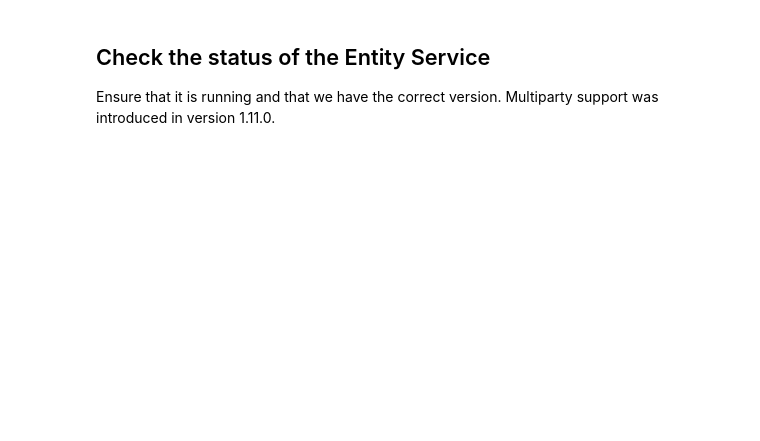
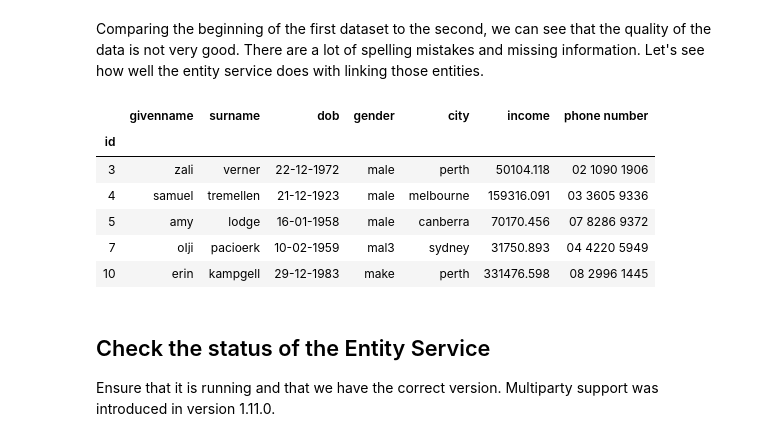
Before and after one commit to data61/anonlink-entity-service, a Jupyter notebook: docs/tutorial/multiparty-linkage-in-entity-service.ipynb, the cells around one changed output. Saved outputs shown, nothing was run; the diff lists cells and outputs as text; code cells hidden in the pictures; blank space fills up the shorter version.

```diff
--- a/docs/tutorial/multiparty-linkage-in-entity-service.ipynb
+++ b/docs/tutorial/multiparty-linkage-in-entity-service.ipynb
@@ -12,3 +25,15 @@ We show how five parties may upload their hashed data to the Entity Service to o
+# %% [markdown]
+Comparing the beginning of the first dataset to the second, we can see that the quality of the data is not very good. There are a lot of spelling mistakes and missing information. Let's see how well the entity service does with linking those entities.
+# %%
+pd.read_csv('data/dataset-2.csv', index_col='id').head()
+# %% [output]
+|  | givenname | surname | dob | gender | city | income | phone number |
+| id |  |  |  |  |  |  |  |
+| 3 | zali | verner | 22-12-1972 | male | perth | 50104.118 | 02 1090 1906 |
+| 4 | samuel | tremellen | 21-12-1923 | male | melbourne | 159316.091 | 03 3605 9336 |
+| 5 | amy | lodge | 16-01-1958 | male | canberra | 70170.456 | 07 8286 9372 |
+| 7 | oIji | pacioerk | 10-02-1959 | mal3 | sydney | 31750.893 | 04 4220 5949 |
+| 10 | erin | kampgell | 29-12-1983 | make | perth | 331476.598 | 08 2996 1445 |
 # %% [markdown]
 ## Check the status of the Entity Service
 Ensure that it is running and that we have the correct version. Multiparty support was introduced in version 1.11.0.
```
Also changed, not shown: parts of 10 cells of this notebook, 6 other files.
